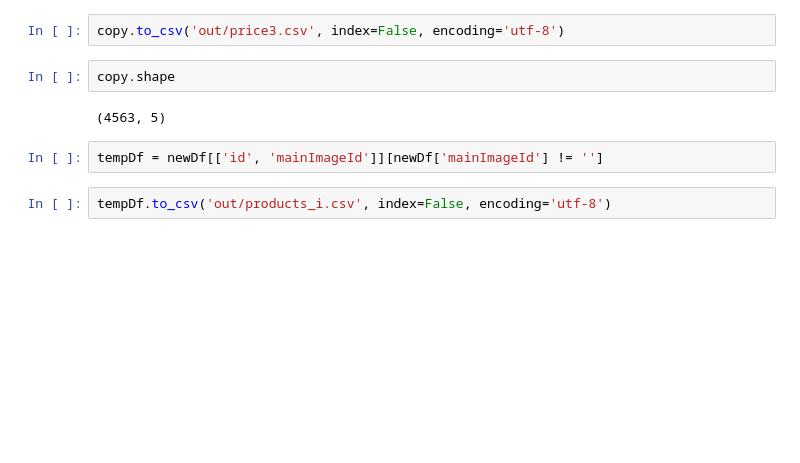
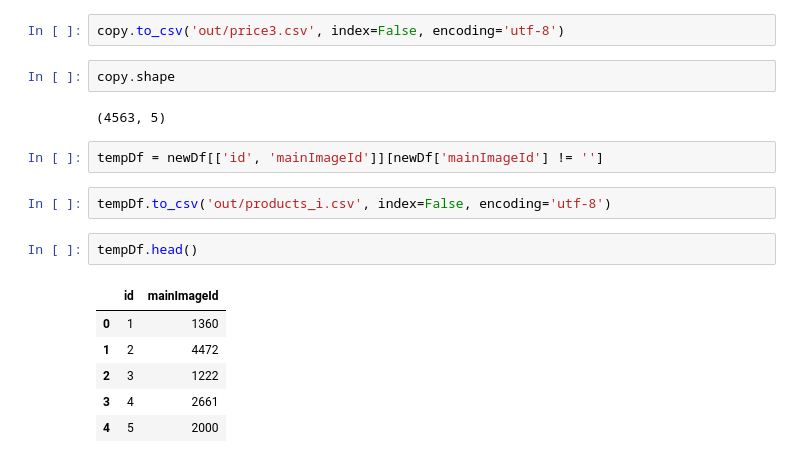
Before and after one commit to SvetlanaM/data-migration, a Jupyter notebook: products.ipynb, the cells around one changed output. Saved outputs shown, nothing was run; the diff lists cells and outputs as text; blank space fills up the shorter version.

```diff
--- a/products.ipynb
+++ b/products.ipynb
@@ -229,3 +230,12 @@ copy.shape
 tempDf = newDf[['id', 'mainImageId']][newDf['mainImageId'] != '']
 # %%
 tempDf.to_csv('out/products_i.csv', index=False, encoding='utf-8')
+# %%
+tempDf.head()
+# %% [output]
+|  | id | mainImageId |
+| 0 | 1 | 1360 |
+| 1 | 2 | 4472 |
+| 2 | 3 | 1222 |
+| 3 | 4 | 2661 |
+| 4 | 5 | 2000 |
```
Also changed, not shown: parts of 1 cell of this notebook, 1 other file.
